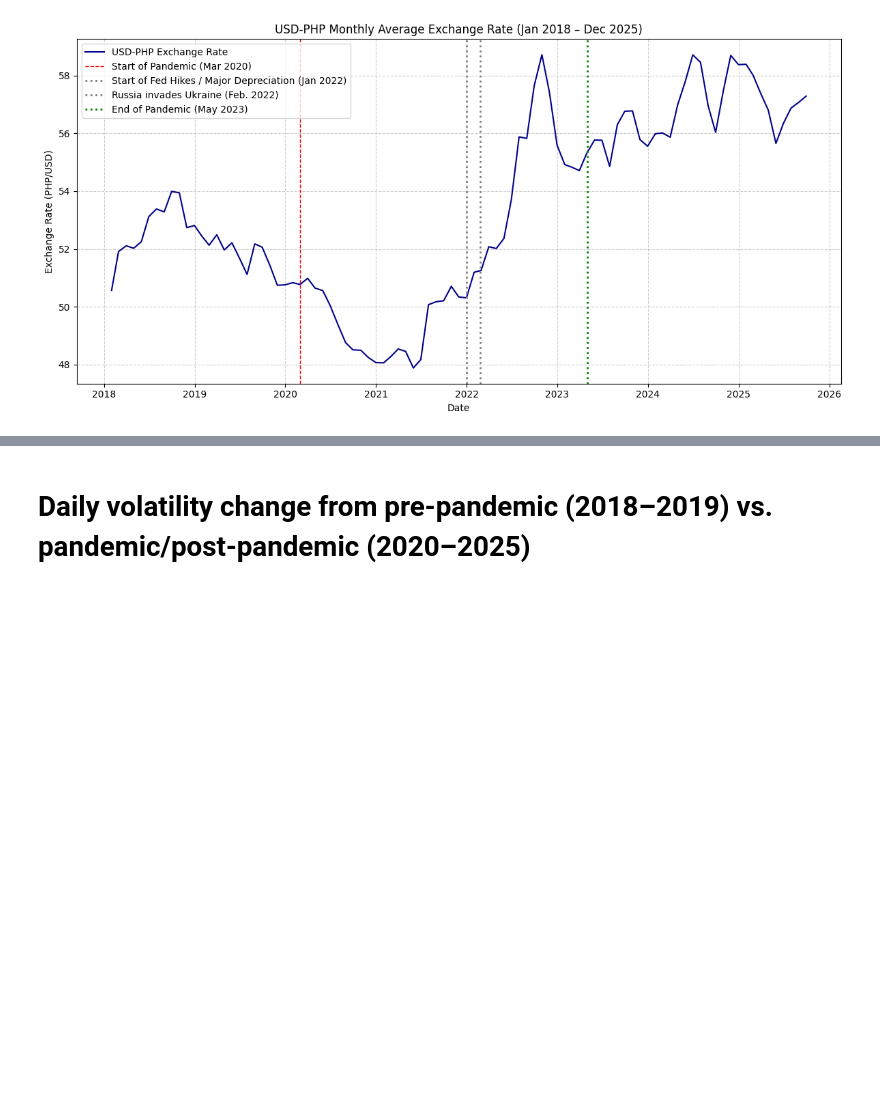
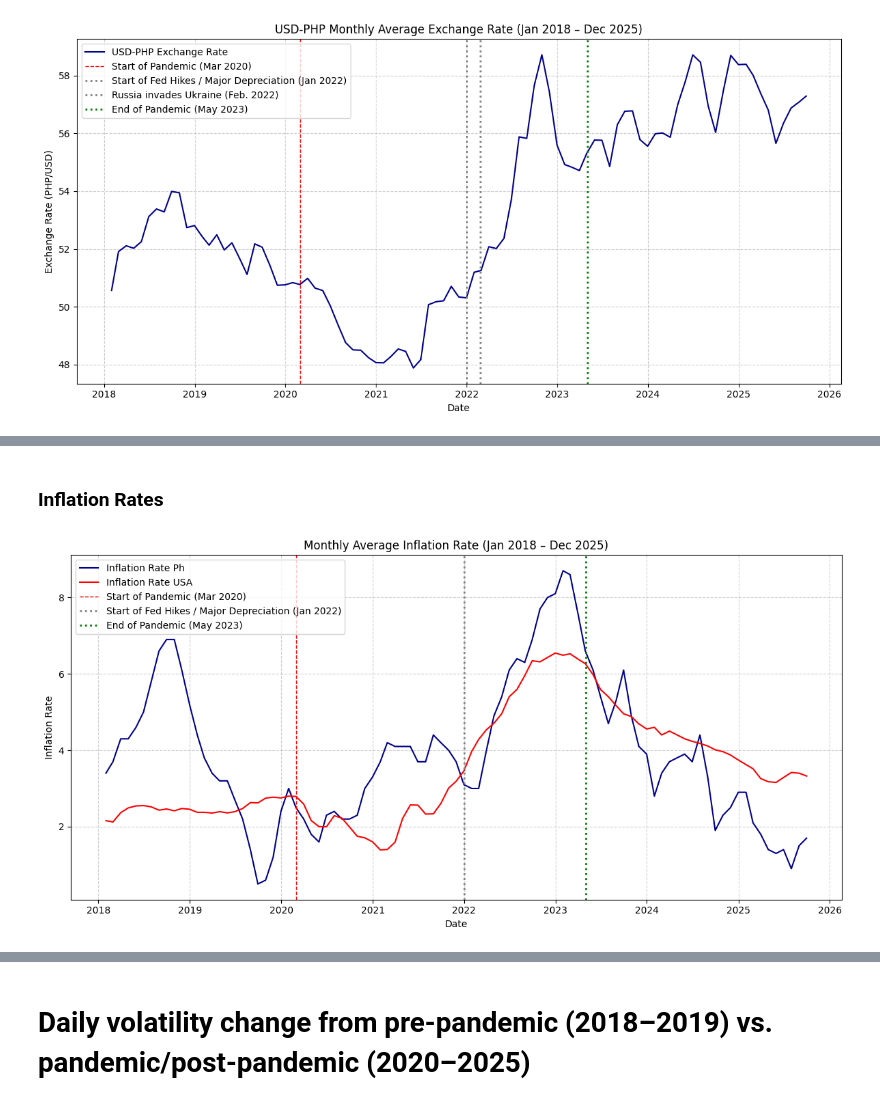
Before and after one commit to kbbn-debugger/Exploratory-Data-Analysis-USD-PHP, a Jupyter notebook: notebooks/EDA Final.ipynb, the cells around one changed output, grey strips where cells are left out. Saved outputs shown, nothing was run; the diff lists cells and outputs as text; code cells hidden in the pictures; blank space fills up the shorter version.

```diff
--- a/notebooks/EDA Final.ipynb
+++ b/notebooks/EDA Final.ipynb
@@ -351,0 +408,22 @@ We can observe based from the data that there is a dip between 2020 and 2022, bu
+# %% [markdown]
+### Inflation Rates
+# %%
+plt.figure(figsize=(12, 6))
+
+sns.lineplot(x=main_monthly.index, y=main_monthly["Inflation Rate Ph"], color='darkblue', label='Inflation Rate Ph')
+sns.lineplot(x=main_monthly.index, y=main_monthly["Inflation Rate US"], color='red', label='Inflation Rate USA')
+
+
+plt.axvline(pd.to_datetime('2020-03-01'), color='red', linestyle='--', linewidth=1, label='Start of Pandemic (Mar 2020)')
+plt.axvline(pd.to_datetime('2022-01-01'), color='grey', linestyle=':', linewidth=2, label='Start of Fed Hikes / Major Depreciation (Jan 2022)')
+plt.axvline(pd.to_datetime('2023-05-01'), color='green', linestyle=':', linewidth=2, label='End of Pandemic (May 2023)')
+
+plt.title('Monthly Average Inflation Rate (Jan 2018 – Dec 2025)')
+plt.xlabel('Date')
+plt.ylabel('Inflation Rate')
+plt.grid(True, linestyle='--', alpha=0.6)
+plt.legend()
+plt.tight_layout()
+plt.show()
+# %% [output]
+[figure, added]
```
Also changed, not shown: parts of 21 cells of this notebook.
